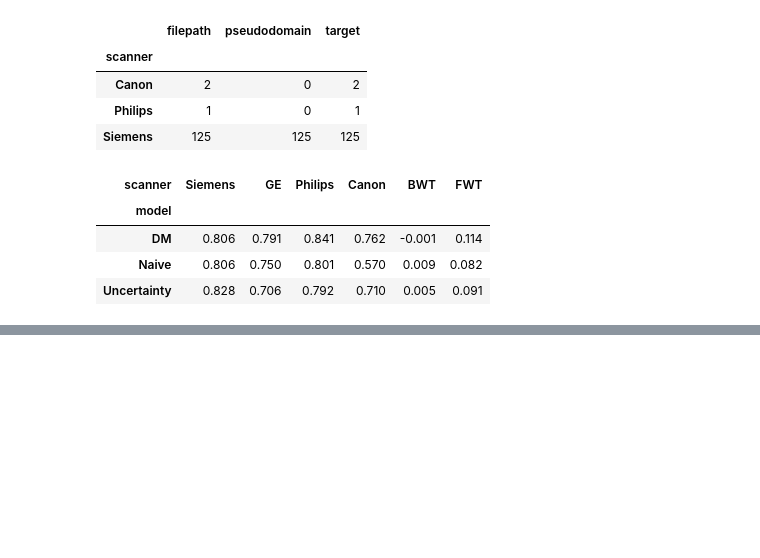
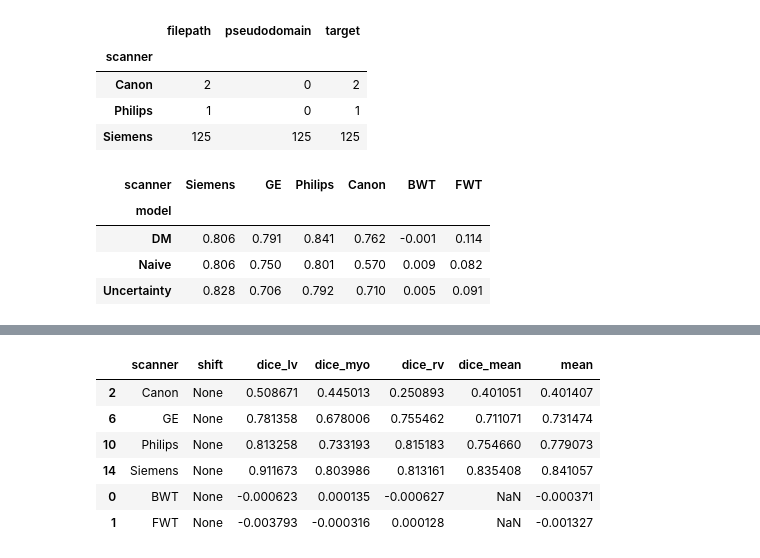
Before and after one commit to cirmuw/casa, a Jupyter notebook: evaluation/cardiac_evaluation.ipynb, the cells around one changed output, grey strips where cells are left out. Saved outputs shown, nothing was run; the diff lists cells and outputs as text; code cells hidden in the pictures; blank space fills up the shorter version.

```diff
--- a/evaluation/cardiac_evaluation.ipynb
+++ b/evaluation/cardiac_evaluation.ipynb
@@ -307,0 +333,10 @@ df_overview[['Siemens', 'GE', 'Philips', 'Canon', 'BWT', 'FWT']]
+# %%
+eval_config('../training_configs/cardiac_casa_20.yml')
+# %% [output]
+|  | scanner | shift | dice_lv | dice_myo | dice_rv | dice_mean | mean |
+| 2 | Canon | None | 0.508671 | 0.445013 | 0.250893 | 0.401051 | 0.401407 |
+| 6 | GE | None | 0.781358 | 0.678006 | 0.755462 | 0.711071 | 0.731474 |
+| 10 | Philips | None | 0.813258 | 0.733193 | 0.815183 | 0.754660 | 0.779073 |
+| 14 | Siemens | None | 0.911673 | 0.803986 | 0.813161 | 0.835408 | 0.841057 |
+| 0 | BWT | None | -0.000623 | 0.000135 | -0.000627 | NaN | -0.000371 |
+| 1 | FWT | None | -0.003793 | -0.000316 | 0.000128 | NaN | -0.001327 |
```
Also changed, not shown: parts of 3 cells of this notebook, 7 other files.
